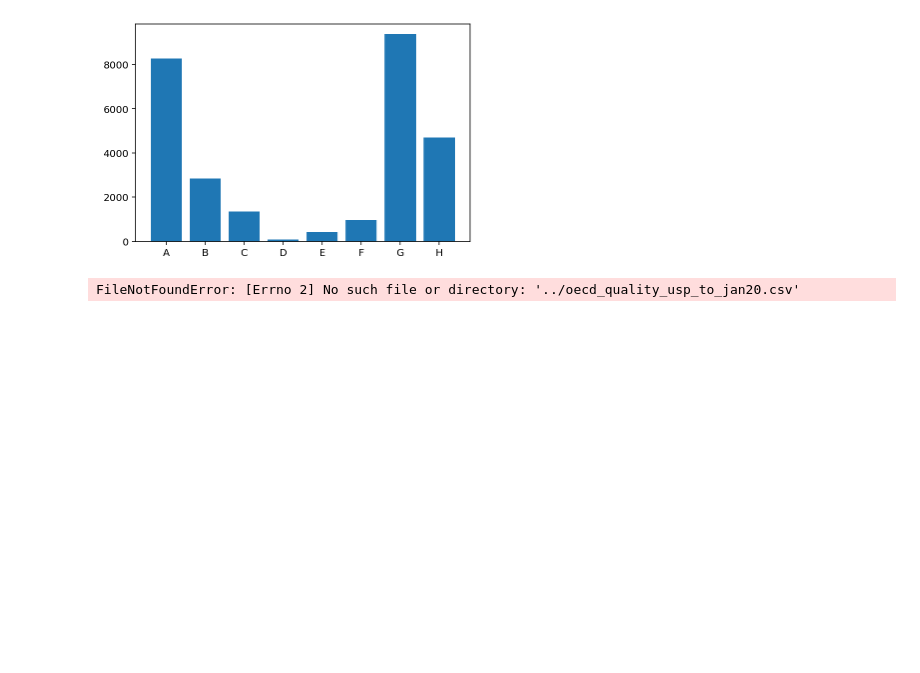
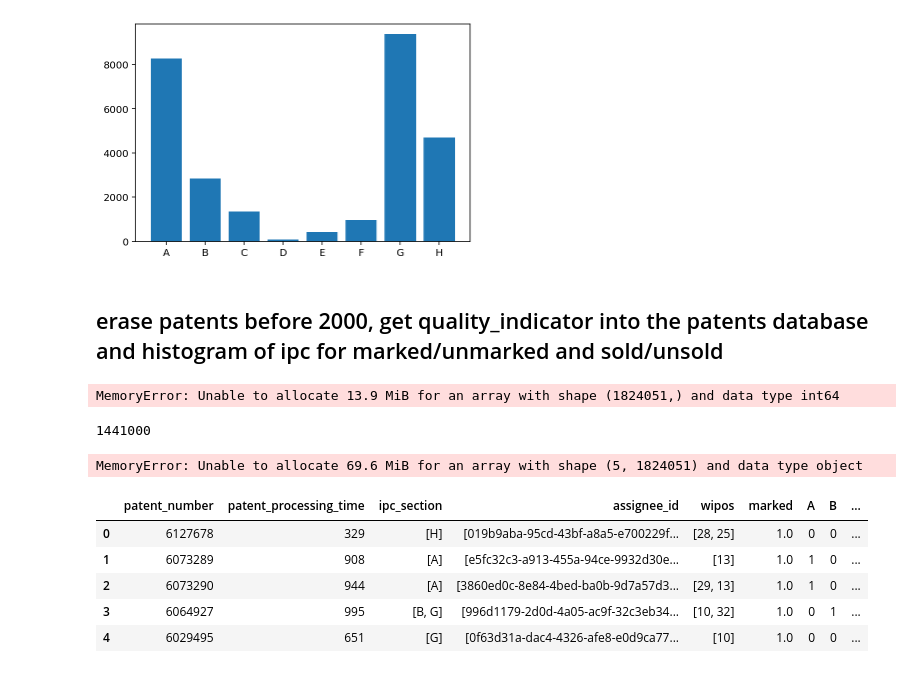
Before and after one commit to gregbellan/MODS208, a Jupyter notebook: Data_description_patents.ipynb, the cells around one changed output. Cells and saved outputs as stored; diff of their text form; code cells hidden in the pictures; blank space fills up the shorter version.

```diff
--- a/Data_description_patents.ipynb
+++ b/Data_description_patents.ipynb
@@ -152,7 +158,32 @@ plt.bar(ipc_class,repartition_marked)
 # %% [output]
 <BarContainer object of 8 artists>
 [figure]
-# %%
-pd.read_csv('../oecd_quality_usp_to_jan20.csv')
-# %% [output]
-FileNotFoundError: [Errno 2] No such file or directory: '../oecd_quality_usp_to_jan20.csv'
+# %% [markdown]
+## erase patents before 2000, get quality_indicator into the patents database and histogram of ipc for marked/unmarked and sold/unsold
+# %%
+info_patents.head()
+info_patents = info_patents.astype({"patent_number":"int64"})
+# %% [output]
+MemoryError: Unable to allocate 13.9 MiB for an array with shape (1824051,) and data type int64
+# %%
+len(info_patents)
+# %% [output]
+1441000
+# %%
+info_patents["year"] = pd.DatetimeIndex(info_patents['patent_date']).year
+info_patents.drop(columns = ["patent_date"], inplace = True)
+info_patents = info_patents[info_patents.year >= 2000]
+info_patents.reset_index(drop = True, inplace = True)
+# %% [output]
+MemoryError: Unable to allocate 69.6 MiB for an array with shape (5, 1824051) and data type object
+# %%
+info_patents["multi_ipc"] = np.array([(len(info_patents.iloc[j]['ipc_section']) > 1) for j in range(len(info_patents))])
+info_patents["multi_ipc"] = info_patents["multi_ipc"].astype(int)
+info_patents.head()
+# %% [output]
+|  | patent_number | patent_processing_time | ipc_section | assignee_id | wipos | marked | A | B | ... |
+| 0 | 6127678 | 329 | [H] | [019b9aba-95cd-43bf-a8a5-e700229f... | [28, 25] | 1.0 | 0 | 0 | ... |
+| 1 | 6073289 | 908 | [A] | [e5fc32c3-a913-455a-94ce-9932d30e... | [13] | 1.0 | 1 | 0 | ... |
+| 2 | 6073290 | 944 | [A] | [3860ed0c-8e84-4bed-ba0b-9d7a57d3... | [29, 13] | 1.0 | 1 | 0 | ... |
+| 3 | 6064927 | 995 | [B, G] | [996d1179-2d0d-4a05-ac9f-32c3eb34... | [10, 32] | 1.0 | 0 | 1 | ... |
+| 4 | 6029495 | 651 | [G] | [0f63d31a-dac4-4326-afe8-e0d9ca77... | [10] | 1.0 | 0 | 0 | ... |
```
Also changed, not shown: parts of 9 cells of this notebook, 1 other file.
